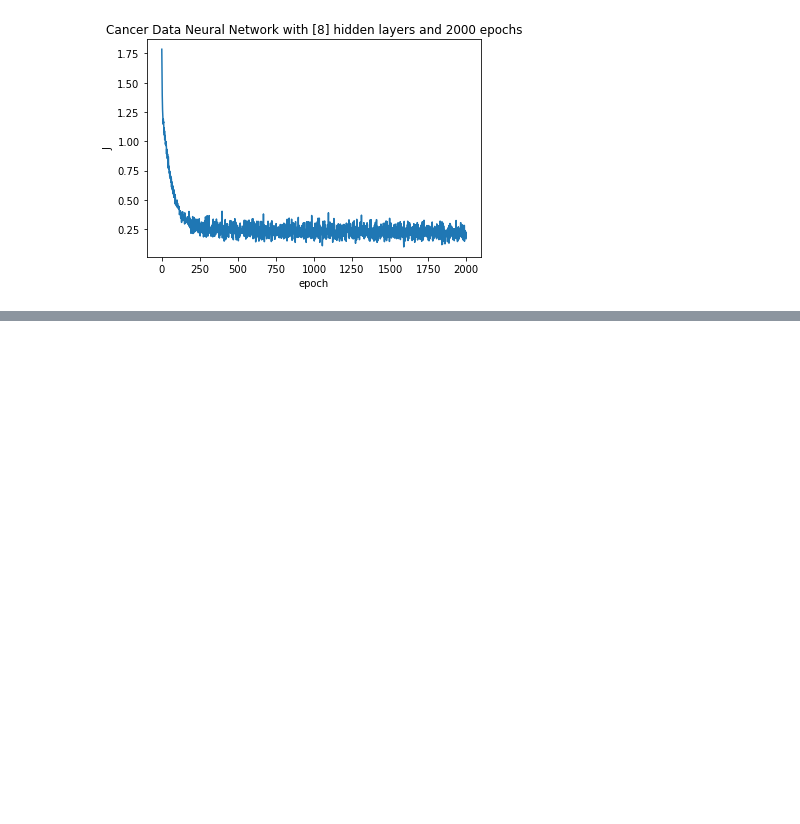
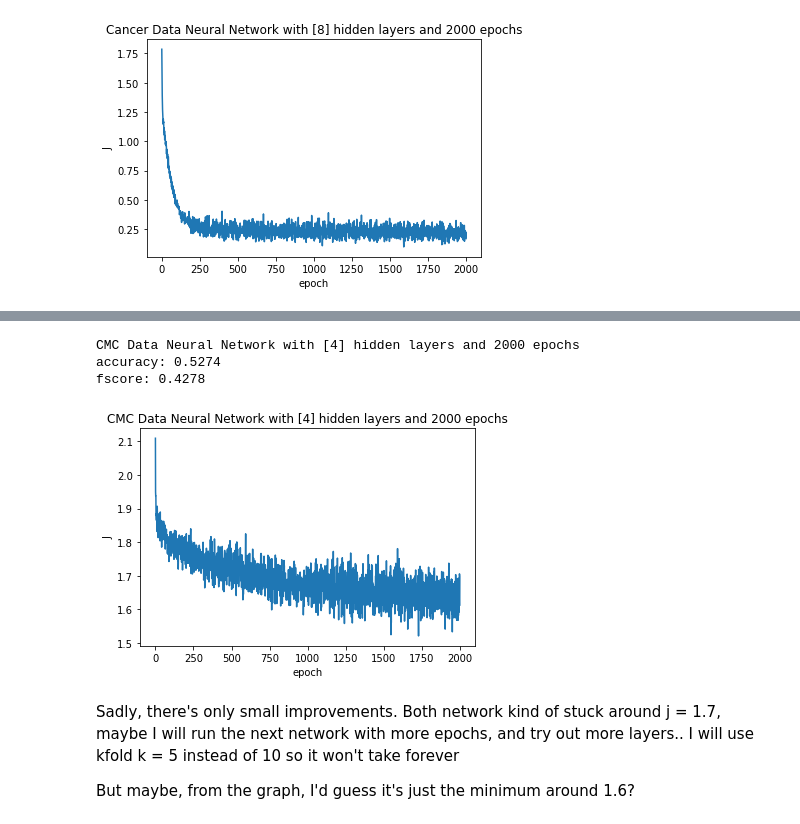
Before and after one commit to HarryWang0619/COMPSCI589-HW4, a Jupyter notebook: hw4.ipynb, the cells around one changed output, grey strips where cells are left out. Drawn from its saved outputs; the diff is of its cells as text; code cells hidden in the pictures; blank space fills up the shorter version.

```diff
--- a/hw4.ipynb
+++ b/hw4.ipynb
@@ -1209,0 +1330,4 @@ Trained with MiniBatch, vectorized neural network, divided to minibatchk group,
+# %%
+hiddenlayerparemeter4_2 = [4]
+epoch4_2 = 2000
+listoflistofoutputs4_2, acc4_2, listofjlist4_2 = kfoldcrossvalidneuralnetwork(cmcdata, cmccategory, hiddenlayerparemeter4_2, k = 10, minibatchk = 5, lambda_reg = 0.1, learning_rate = 0.13, epsilon_0 = 0.00001, softstop = epoch4_2, printq = False)
@@ -1209,0 +1355,20 @@ Trained with MiniBatch, vectorized neural network, divided to minibatchk group,
+# %%
+accuracy4_2, precision4_2, recall4_2, fscore_cmc4_2= meanevaluation(listoflistofoutputs4_2,1)
+print("CMC Data Neural Network with " + str(hiddenlayerparemeter4_2) + " hidden layers and " + str(epoch4_2) + " epochs")
+print("accuracy:", float("{0:.4f}". format(acc4_2)))
+print("fscore:", float("{0:.4f}". format(fscore_cmc4_2)))
+plt.plot(range(epoch4_2+1), listofjlist4_2[0])
+plt.xlabel("epoch")
+plt.ylabel("J")
+plt.title("CMC Data Neural Network with " + str(hiddenlayerparemeter4_2) + " hidden layers and " + str(epoch4_2) + " epochs")
+plt.show()
+# %% [output]
+CMC Data Neural Network with [4] hidden layers and 2000 epochs
+accuracy: 0.5274
+fscore: 0.4278
+[figure, added]
+# %% [markdown]
+Sadly, there's only small improvements. Both network kind of stuck around j = 1.7, maybe I will run the next network with more epochs, and try out more layers..
+I will use kfold k = 5 instead of 10 so it won't take forever
+
+But maybe, from the graph, I'd guess it's just the minimum around 1.6?
```
Also changed, not shown: parts of 45 cells of this notebook, 2 other files.
